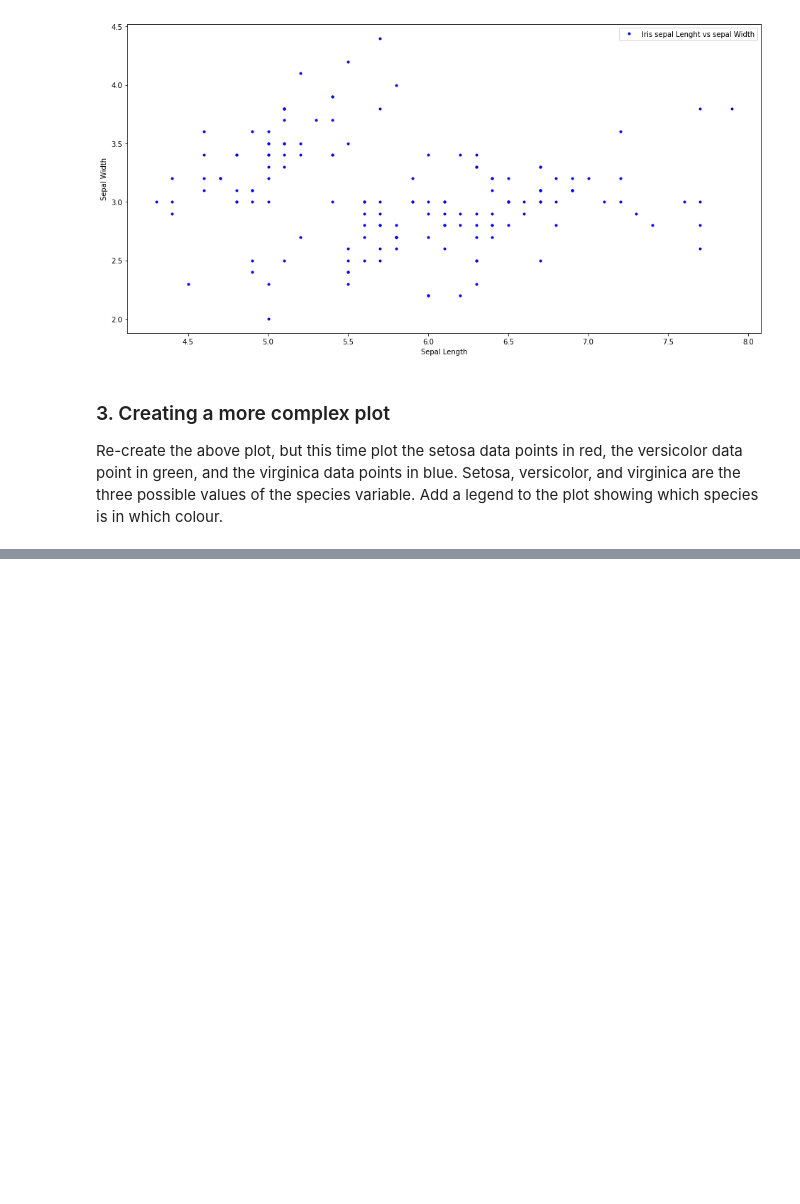
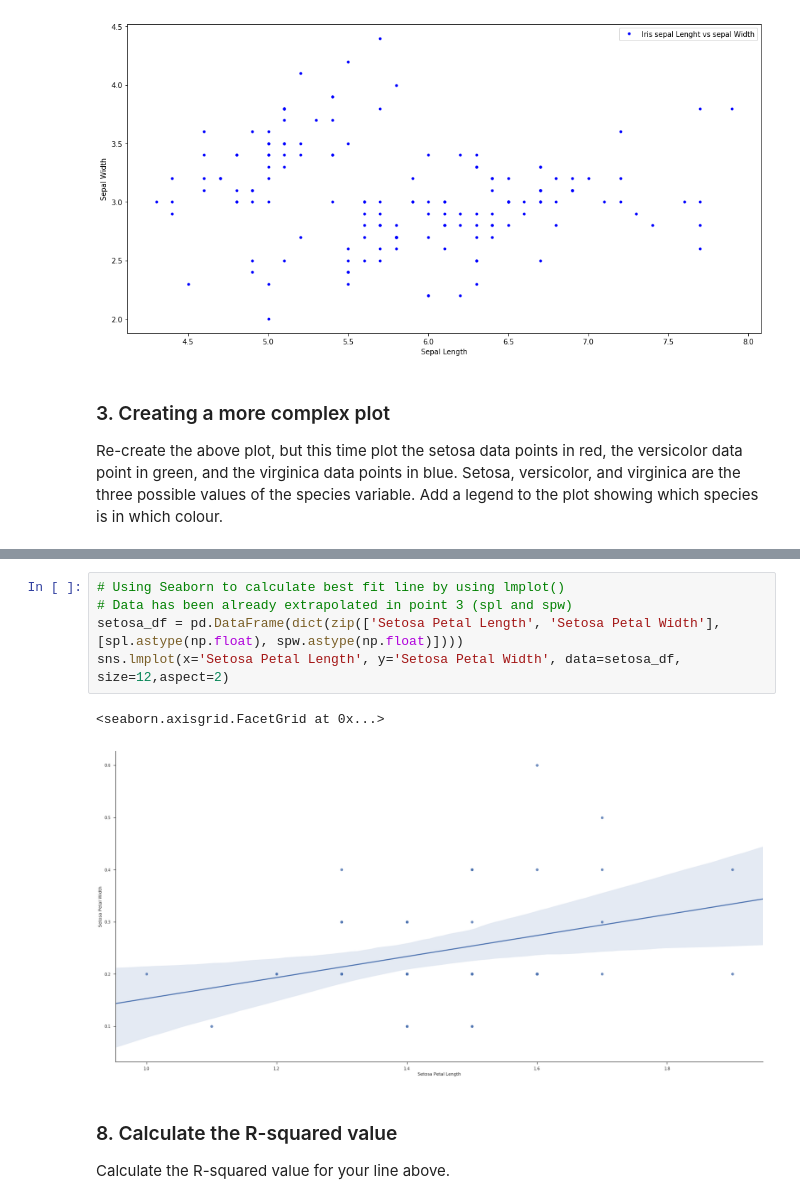
Before and after one commit to rndmized/iris-dataset-representation, a Jupyter notebook: Iris-Dataset-Notebook.ipynb, the cells around one changed output, grey strips where cells are left out. Drawn from its saved outputs; the diff is of its cells as text; blank space fills up the shorter version.

```diff
--- a/Iris-Dataset-Notebook.ipynb
+++ b/Iris-Dataset-Notebook.ipynb
@@ -115,0 +143,12 @@ sns.pairplot(df, hue="Species")
+# %%
+# Using Seaborn to calculate best fit line by using lmplot()
+# Data has been already extrapolated in point 3 (spl and spw)
+setosa_df = pd.DataFrame(dict(zip(['Setosa Petal Length', 'Setosa Petal Width'], [spl.astype(np.float), spw.astype(np.float)])))
+sns.lmplot(x='Setosa Petal Length', y='Setosa Petal Width', data=setosa_df, size=12,aspect=2)
+# %% [output]
+<seaborn.axisgrid.FacetGrid at 0x...>
+[figure, added]
+# %% [markdown]
+### 8. Calculate the R-squared value
+
+Calculate the R-squared value for your line above.
```
Also changed, not shown: parts of 11 cells of this notebook.
